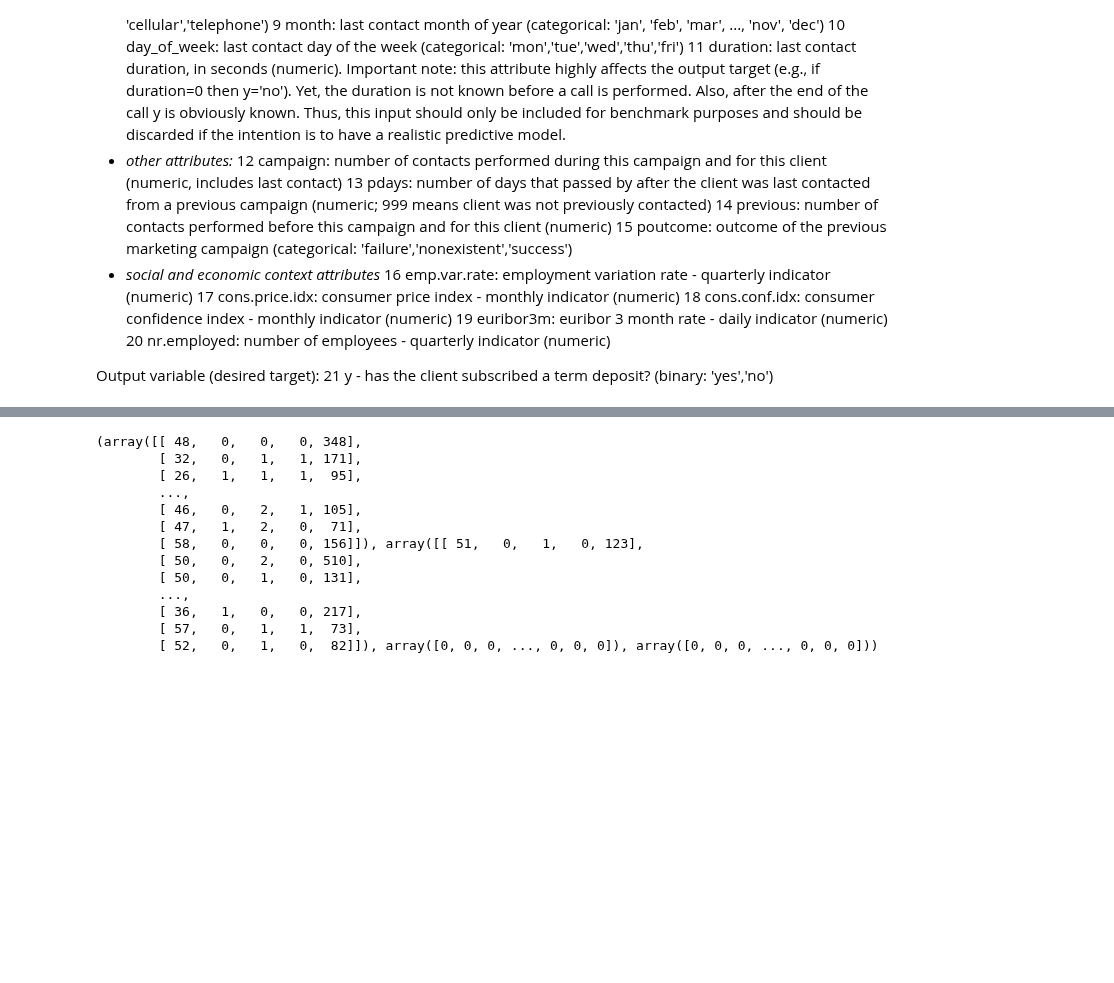
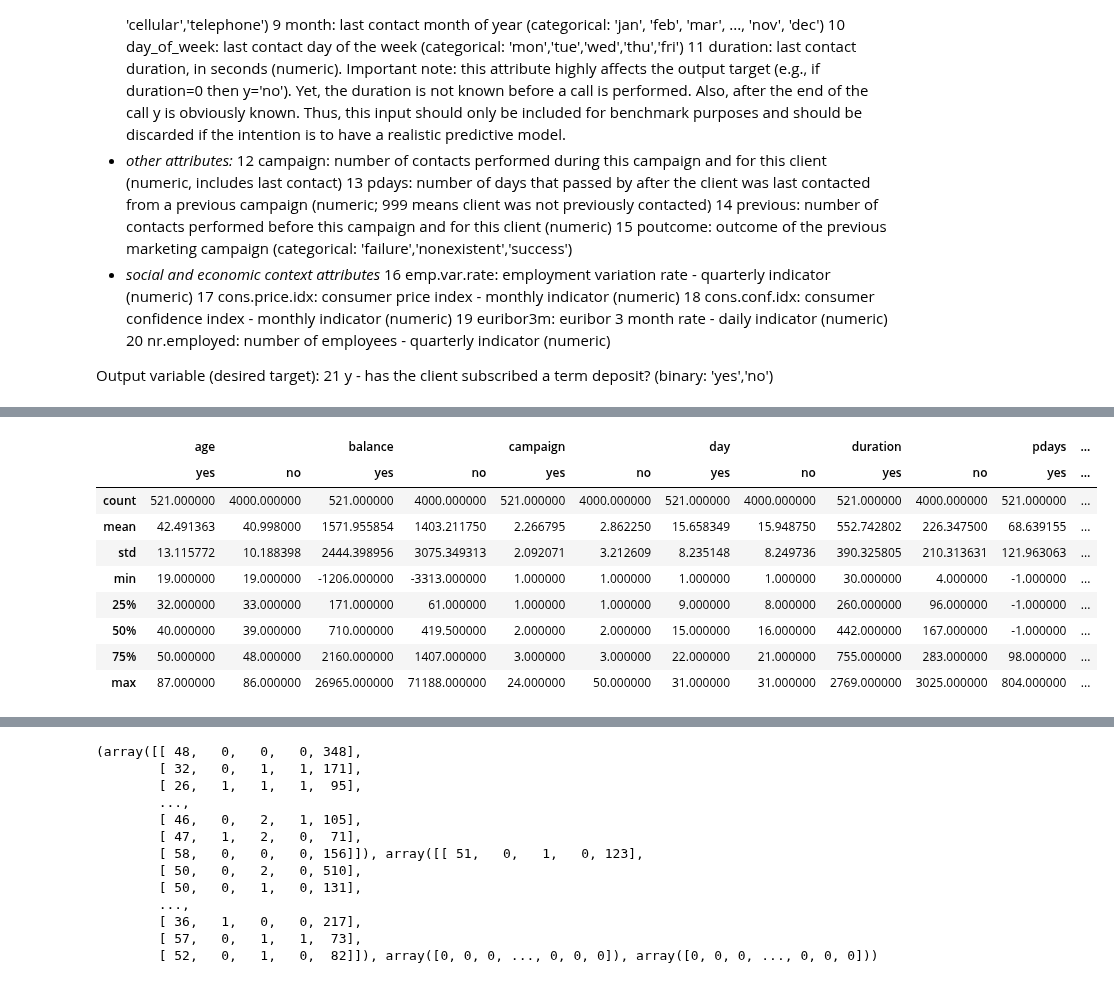
Before and after one commit to kingmolnar/DataScienceProgramming, a Jupyter notebook: 09-Machine-Learning-II/HW6_orig.ipynb, the cells around one changed output, grey strips where cells are left out. Cells and saved outputs as stored; diff of their text form; code cells hidden in the pictures; blank space fills up the shorter version.

```diff
--- a/09-Machine-Learning-II/HW6_orig.ipynb
+++ b/09-Machine-Learning-II/HW6_orig.ipynb
@@ -101,0 +136,21 @@ df.groupby('contact').count()
+# %%
+### Let's get the description of the numeric data for each of the target values separately.
+### We need to rename the columns before we can properly join the tables. The column names may look strange...
+desc_yes = df[df.y=='yes'].describe().rename_axis(lambda c: "%s|A"%c, axis='columns')
+desc_no  = df[df.y=='no'].describe().rename_axis(lambda c: "%s|B"%c, axis='columns')
+### ...but this way we can get them in the desired order...
+desc = desc_yes.join(desc_no).reindex_axis(sorted(desc.columns), axis=1)
+### ...because we're changing them anyway:
+desc.set_axis(1, [sorted(list(num_features)*2), ['yes', 'no']*len(num_features)])
+desc
+# %% [output]
+|  | age |  | balance |  | campaign |  | day |  | duration |  | pdays | ... |
+|  | yes | no | yes | no | yes | no | yes | no | yes | no | yes | ... |
+| count | 521.000000 | 4000.000000 | 521.000000 | 4000.000000 | 521.000000 | 4000.000000 | 521.000000 | 4000.000000 | 521.000000 | 4000.000000 | 521.000000 | ... |
+| mean | 42.491363 | 40.998000 | 1571.955854 | 1403.211750 | 2.266795 | 2.862250 | 15.658349 | 15.948750 | 552.742802 | 226.347500 | 68.639155 | ... |
+| std | 13.115772 | 10.188398 | 2444.398956 | 3075.349313 | 2.092071 | 3.212609 | 8.235148 | 8.249736 | 390.325805 | 210.313631 | 121.963063 | ... |
+| min | 19.000000 | 19.000000 | -1206.000000 | -3313.000000 | 1.000000 | 1.000000 | 1.000000 | 1.000000 | 30.000000 | 4.000000 | -1.000000 | ... |
+| 25% | 32.000000 | 33.000000 | 171.000000 | 61.000000 | 1.000000 | 1.000000 | 9.000000 | 8.000000 | 260.000000 | 96.000000 | -1.000000 | ... |
+| 50% | 40.000000 | 39.000000 | 710.000000 | 419.500000 | 2.000000 | 2.000000 | 15.000000 | 16.000000 | 442.000000 | 167.000000 | -1.000000 | ... |
+| 75% | 50.000000 | 48.000000 | 2160.000000 | 1407.000000 | 3.000000 | 3.000000 | 22.000000 | 21.000000 | 755.000000 | 283.000000 | 98.000000 | ... |
+| max | 87.000000 | 86.000000 | 26965.000000 | 71188.000000 | 24.000000 | 50.000000 | 31.000000 | 31.000000 | 2769.000000 | 3025.000000 | 804.000000 | ... |
```
Also changed, not shown: parts of 35 cells of this notebook.
